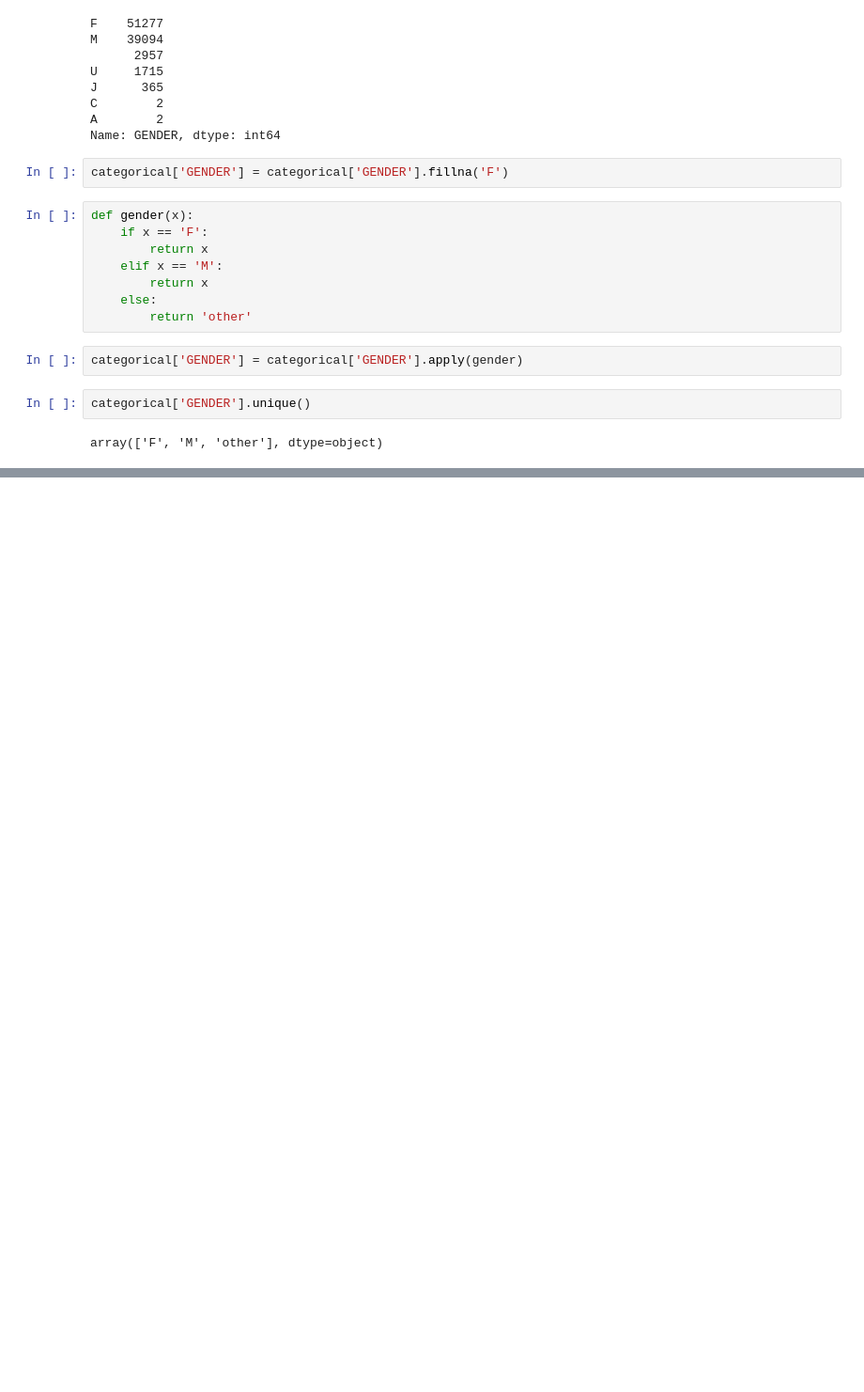
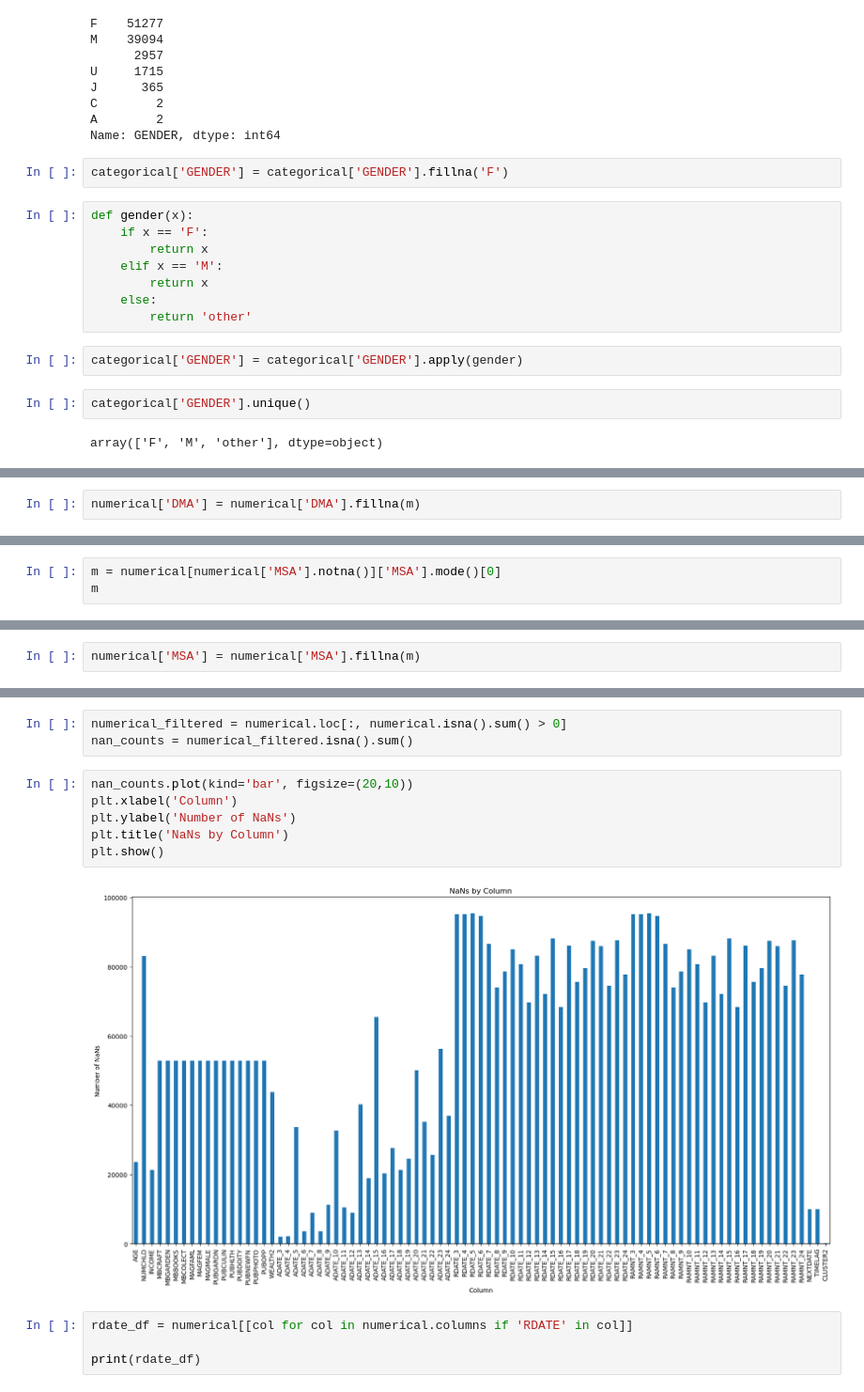
Before and after one commit to KAAR1998/lab-revisiting-machine-learning, a Jupyter notebook: Lab.ipynb, the cells around one changed output, grey strips where cells are left out. Shown at 94% size. Drawn from its saved outputs; the diff is of its cells as text; blank space fills up the shorter version.

```diff
--- a/Lab.ipynb
+++ b/Lab.ipynb
@@ -214,0 +401,2 @@ array(['F', 'M', 'other'], dtype=object)
+# %%
+numerical['DMA'] = numerical['DMA'].fillna(m)
@@ -214,0 +435,3 @@ array(['F', 'M', 'other'], dtype=object)
+# %%
+m = numerical[numerical['MSA'].notna()]['MSA'].mode()[0]
+m
@@ -214,0 +440,2 @@ array(['F', 'M', 'other'], dtype=object)
+# %%
+numerical['MSA'] = numerical['MSA'].fillna(m)
@@ -214,0 +468,15 @@ array(['F', 'M', 'other'], dtype=object)
+# %%
+numerical_filtered = numerical.loc[:, numerical.isna().sum() > 0]
+nan_counts = numerical_filtered.isna().sum()
+# %%
+nan_counts.plot(kind='bar', figsize=(20,10))
+plt.xlabel('Column')
+plt.ylabel('Number of NaNs')
+plt.title('NaNs by Column')
+plt.show()
+# %% [output]
+[figure, added]
+# %%
+rdate_df = numerical[[col for col in numerical.columns if 'RDATE' in col]]
+
+print(rdate_df)
```
Also changed, not shown: parts of 45 cells of this notebook.
